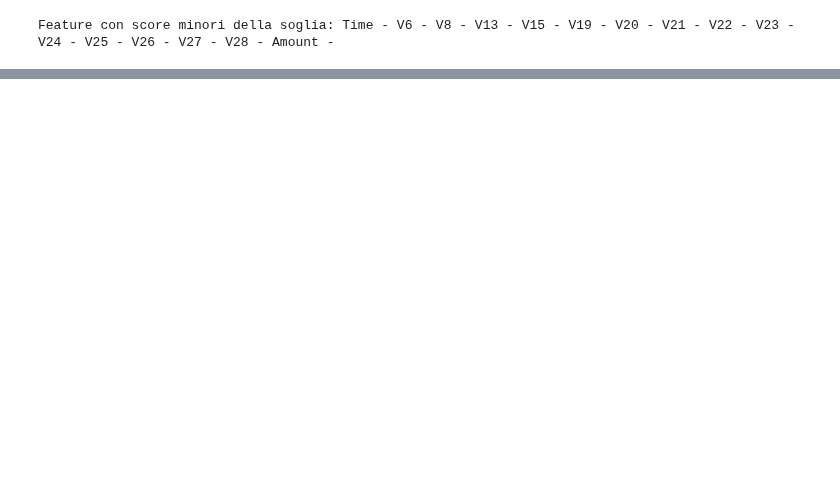
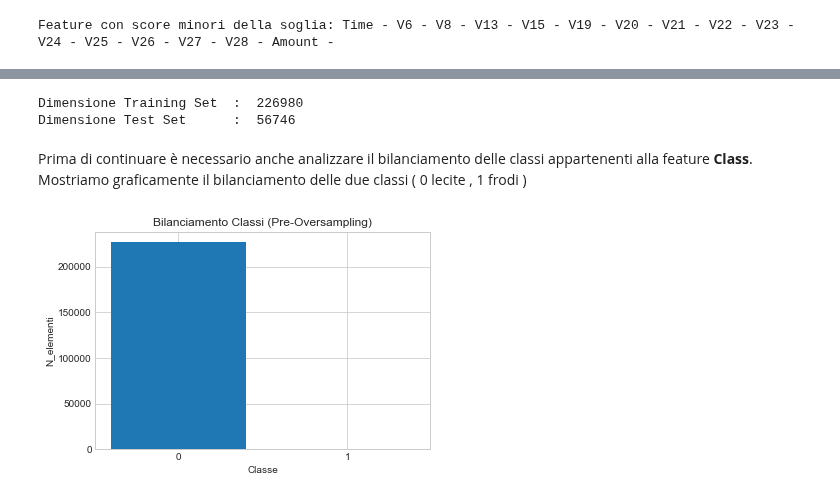
Before and after one commit to giridhar123/BigData, a Jupyter notebook: Notebook.ipynb, the cells around one changed output, grey strips where cells are left out. Drawn from its saved outputs; the diff is of its cells as text; code cells hidden in the pictures; blank space fills up the shorter version.

```diff
--- a/Notebook.ipynb
+++ b/Notebook.ipynb
@@ -619,0 +356,5 @@ gridSearch.fit(X_train, Y_train)
+# %%
+cleaned_df = spark.read \
+    .csv('hdfs://localhost:9099/user/davide/creditCardProject/cleaned_df.csv', header = 'True', inferSchema='True')
+
+cleaned_df = cleaned_df.toPandas()
@@ -619,0 +473,25 @@ gridSearch.fit(X_train, Y_train)
+# %%
+from sklearn.model_selection import train_test_split
+
+features = cleaned_df[cleaned_df.columns[:len(cleaned_df.columns)-1]].to_numpy()
+targets = cleaned_df.Class.to_numpy()
+
+X_train, X_test, Y_train, Y_test = train_test_split(features, targets, test_size=0.2, stratify=targets)
+
+print("Dimensione Training Set  : ", len(X_train))
+print("Dimensione Test Set      : ", len(X_test))
+# %% [output]
+Dimensione Training Set  :  226980
+Dimensione Test Set      :  56746
+# %% [markdown]
+Prima di continuare è necessario anche analizzare il bilanciamento delle classi appartenenti alla feature **Class**. <br>
+Mostriamo graficamente il bilanciamento delle due classi ( 0 lecite , 1 frodi )
+# %%
+target_un,count = np.unique(Y_train,return_counts=True)
+plt.title("Bilanciamento Classi (Pre-Oversampling)")
+plt.xlabel("Classe")
+plt.ylabel("N_elementi")
+plt.bar([str(i) for i in target_un],count)
+plt.show()
+# %% [output]
+[figure, added]
```
Also changed, not shown: parts of 112 cells of this notebook.
